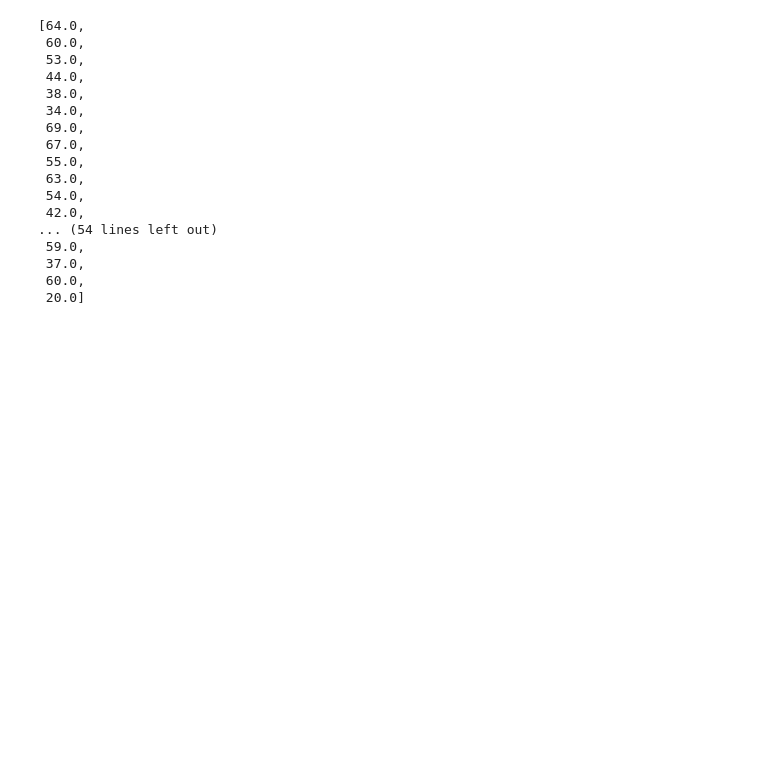
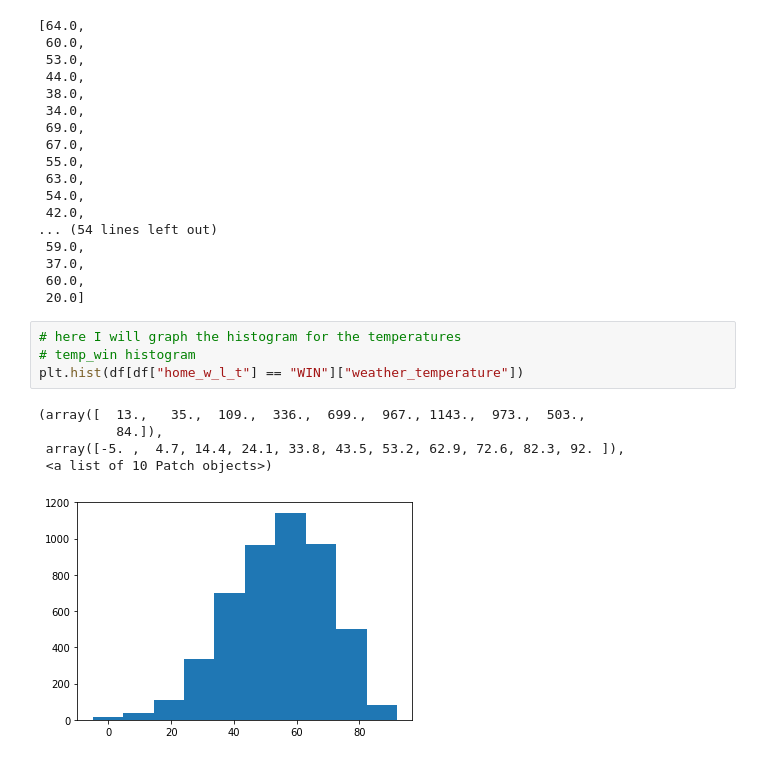
Before and after one commit to apwai/COGS108_Final_Project, a Jupyter notebook: Final-Project.ipynb, the cells around one changed output. Saved outputs shown, nothing was run; the diff lists cells and outputs as text; blank space fills up the shorter version.

Commit message:
analysis of temperature and wind speed

```diff
--- a/Final-Project.ipynb
+++ b/Final-Project.ipynb
@@ -176,3 +178,13 @@ temp_tie
  37.0,
  60.0,
  20.0]
+# %%
+# here I will graph the histogram for the temperatures
+# temp_win histogram
+plt.hist(df[df["home_w_l_t"] == "WIN"]["weather_temperature"])
+# %% [output]
+(array([  13.,   35.,  109.,  336.,  699.,  967., 1143.,  973.,  503.,
+          84.]),
+ array([-5. ,  4.7, 14.4, 24.1, 33.8, 43.5, 53.2, 62.9, 72.6, 82.3, 92. ]),
+ <a list of 10 Patch objects>)
+[figure, added]
```
Also changed, not shown: parts of 6 cells of this notebook.
